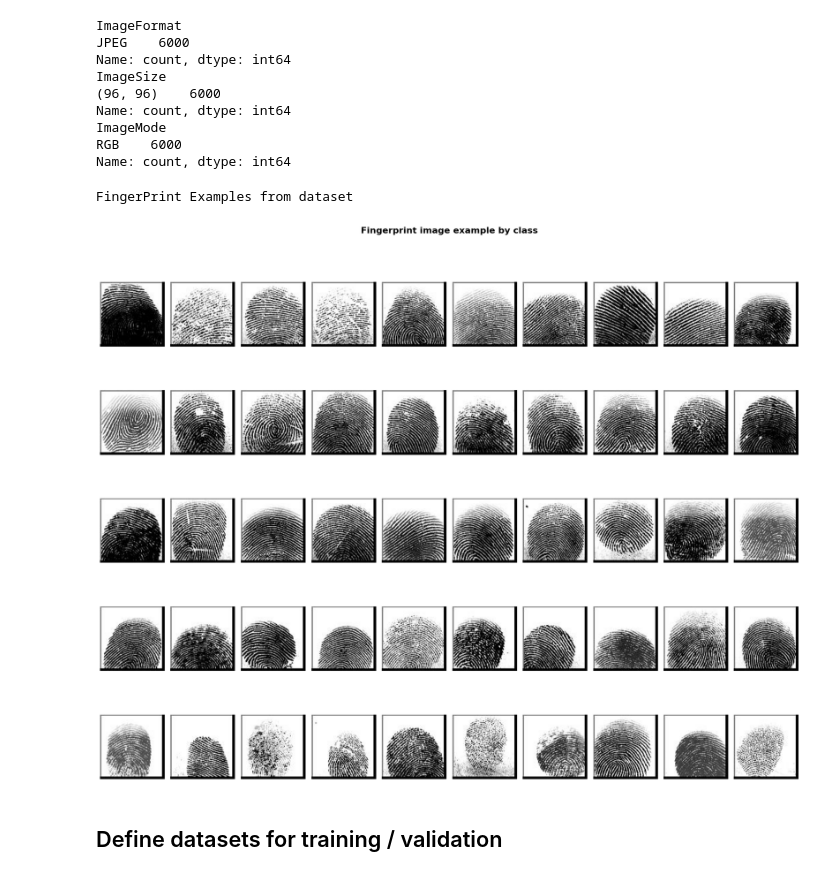
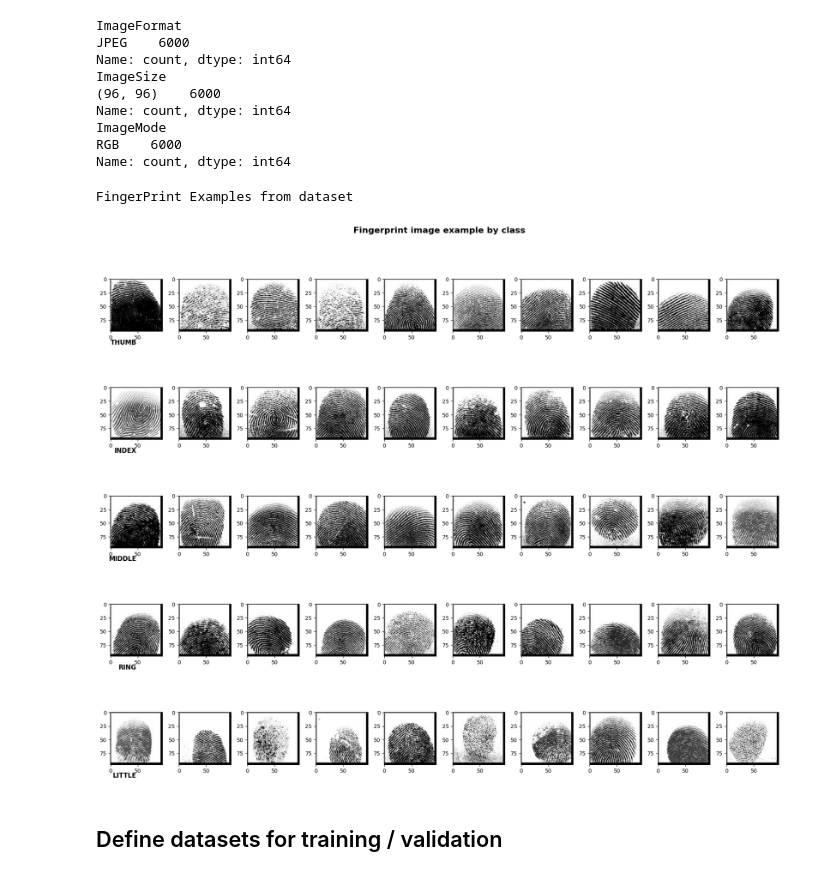
Before and after one commit to OrenChouraki06/projet-fingerprint-validator, a Jupyter notebook: notebooks/transfer_learning_mobilenet.ipynb, the cells around one changed output. Saved outputs shown, nothing was run; the diff lists cells and outputs as text; code cells hidden in the pictures.

```diff
--- a/notebooks/transfer_learning_mobilenet.ipynb
+++ b/notebooks/transfer_learning_mobilenet.ipynb
@@ -213,27 +215,27 @@ Name: count, dtype: int64
 # %%
 # visualisation of some images
 print("FingerPrint Examples from dataset\n")
 
 num_examples_images = 10
 fig, axes = plt.subplots(num_classes, num_examples_images, figsize=(18, 3 * num_classes))
 
 for i, class_name in enumerate(class_names):
     class_path = Path(os.path.join(DATASET_ROOTDIR_PATH, class_name))
-    image_files = list(class_path.glob('*.jpeg'))[:num_examples_images]
+    image_files = list(class_path.glob('*.*'))[:num_examples_images]
 
     for j, img_path in enumerate(image_files):
         img = plt.imread(img_path)
         axes[i, j].imshow(img)
-        axes[i, j].axis('off')
+        axes[i, j].axis('on')
         if j == 0:
-            axes[i, j].set_ylabel(class_name.upper(), fontsize=12, fontweight='bold', rotation=0, ha='right', va='center')
+            axes[i, j].set_xlabel(class_name.upper(), fontsize=12, fontweight='bold', rotation=0, ha='right', va='center')
 
 plt.suptitle("Fingerprint image example by class", fontsize=16, fontweight='bold', y=1.001)
 plt.tight_layout()
 plt.show()
 # %% [output]
 FingerPrint Examples from dataset
-[figure, old version]
+[figure, new version]
 # %% [markdown]
 ## Define datasets for training / validation
 # %%
```
Also changed, not shown: parts of 9 cells of this notebook, 1 other file.
